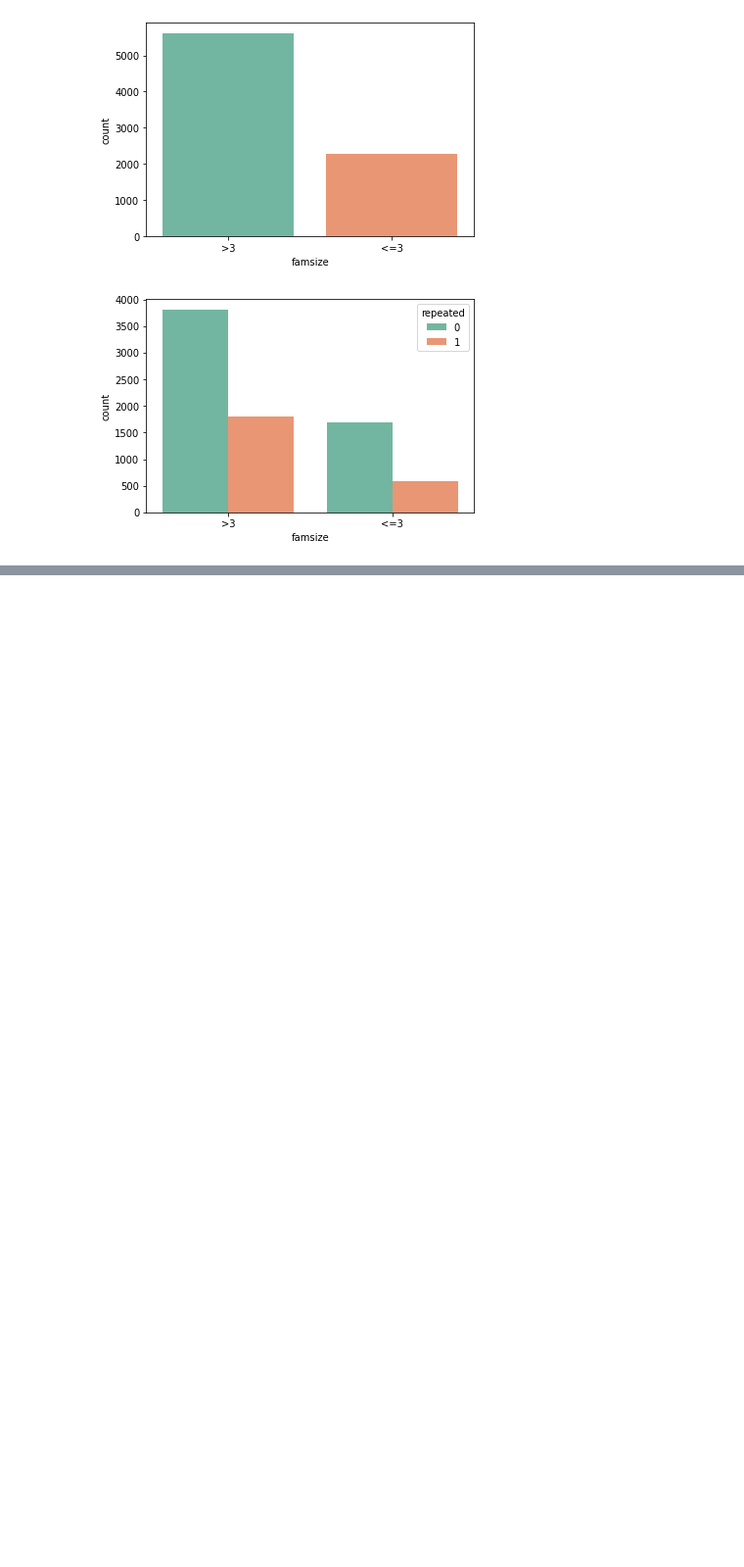
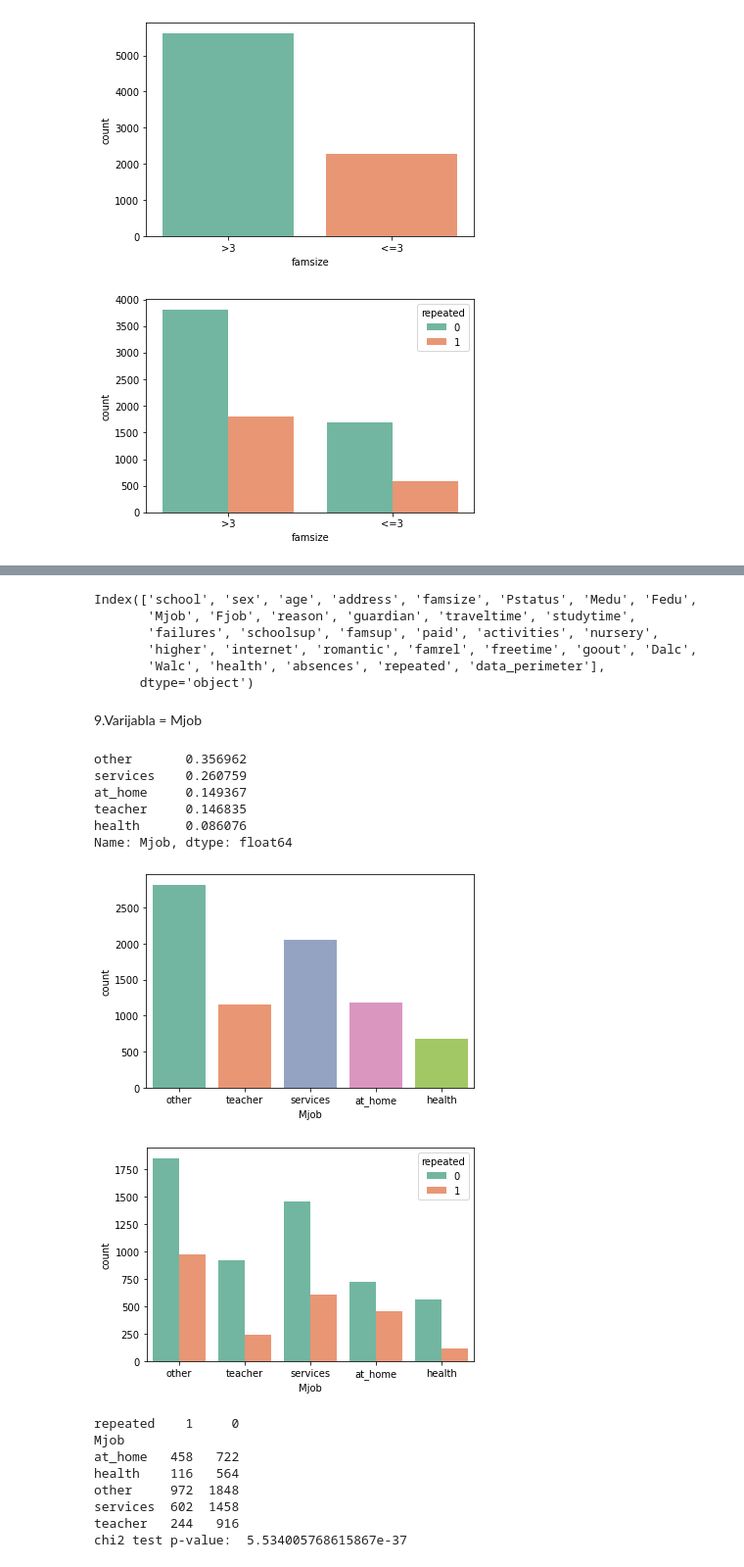
Before and after one commit to MPetrinovic/Personal-Projects, a Jupyter notebook: Rješenje.ipynb, the cells around one changed output, grey strips where cells are left out. Shown at 98% size. Drawn from its saved outputs; the diff is of its cells as text; code cells hidden in the pictures; blank space fills up the shorter version.

```diff
--- a/Rješenje.ipynb
+++ b/Rješenje.ipynb
@@ -168,0 +281,39 @@ Name: famsize, dtype: float64
+# %%
+data.columns
+# %% [output]
+Index(['school', 'sex', 'age', 'address', 'famsize', 'Pstatus', 'Medu', 'Fedu',
+       'Mjob', 'Fjob', 'reason', 'guardian', 'traveltime', 'studytime',
+       'failures', 'schoolsup', 'famsup', 'paid', 'activities', 'nursery',
+       'higher', 'internet', 'romantic', 'famrel', 'freetime', 'goout', 'Dalc',
+       'Walc', 'health', 'absences', 'repeated', 'data_perimeter'],
+      dtype='object')
+# %% [markdown]
+9.Varijabla = Mjob
+# %%
+print(data['Mjob'].value_counts()/7900)
+sns.countplot(x = 'Mjob', data = data)
+plt.show()
+sns.countplot(x = 'Mjob', hue = 'repeated',data = data)
+plt.show()
+
+obs = pd.crosstab(data['Mjob'],data['repeated'])
+print(obs[[1,0]])
+g, p, dof, expctd = chi2_contingency(obs[[1,0]],lambda_="log-likelihood")
+print("chi2 test p-value: ",p)
+# %% [output]
+other       0.356962
+services    0.260759
+at_home     0.149367
+teacher     0.146835
+health      0.086076
+Name: Mjob, dtype: float64
+[figure, added]
+[figure, added]
+repeated    1     0
+Mjob
+at_home   458   722
+health    116   564
+other     972  1848
+services  602  1458
+teacher   244   916
+chi2 test p-value:  5.534005768615867e-37
```
Also changed, not shown: parts of 18 cells of this notebook.
